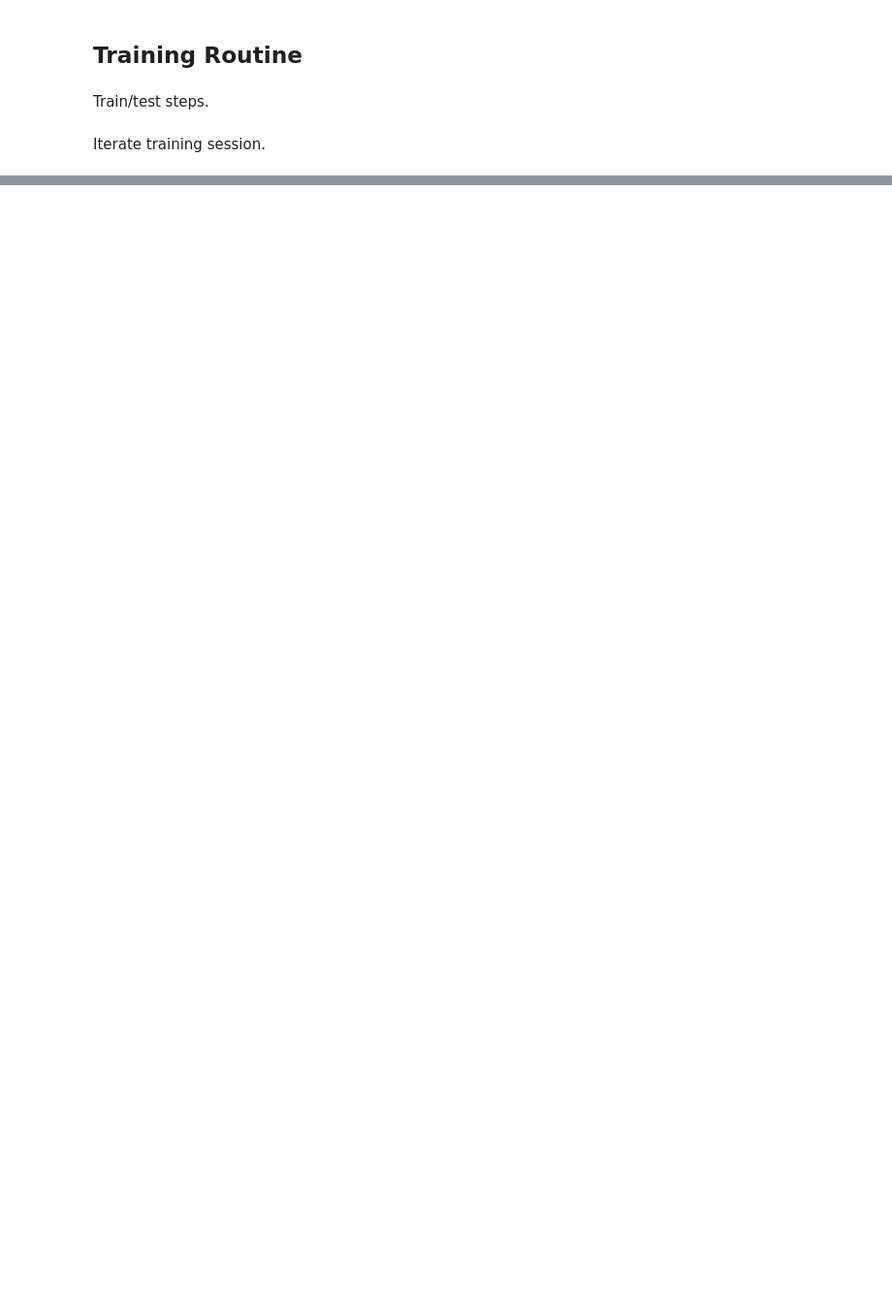
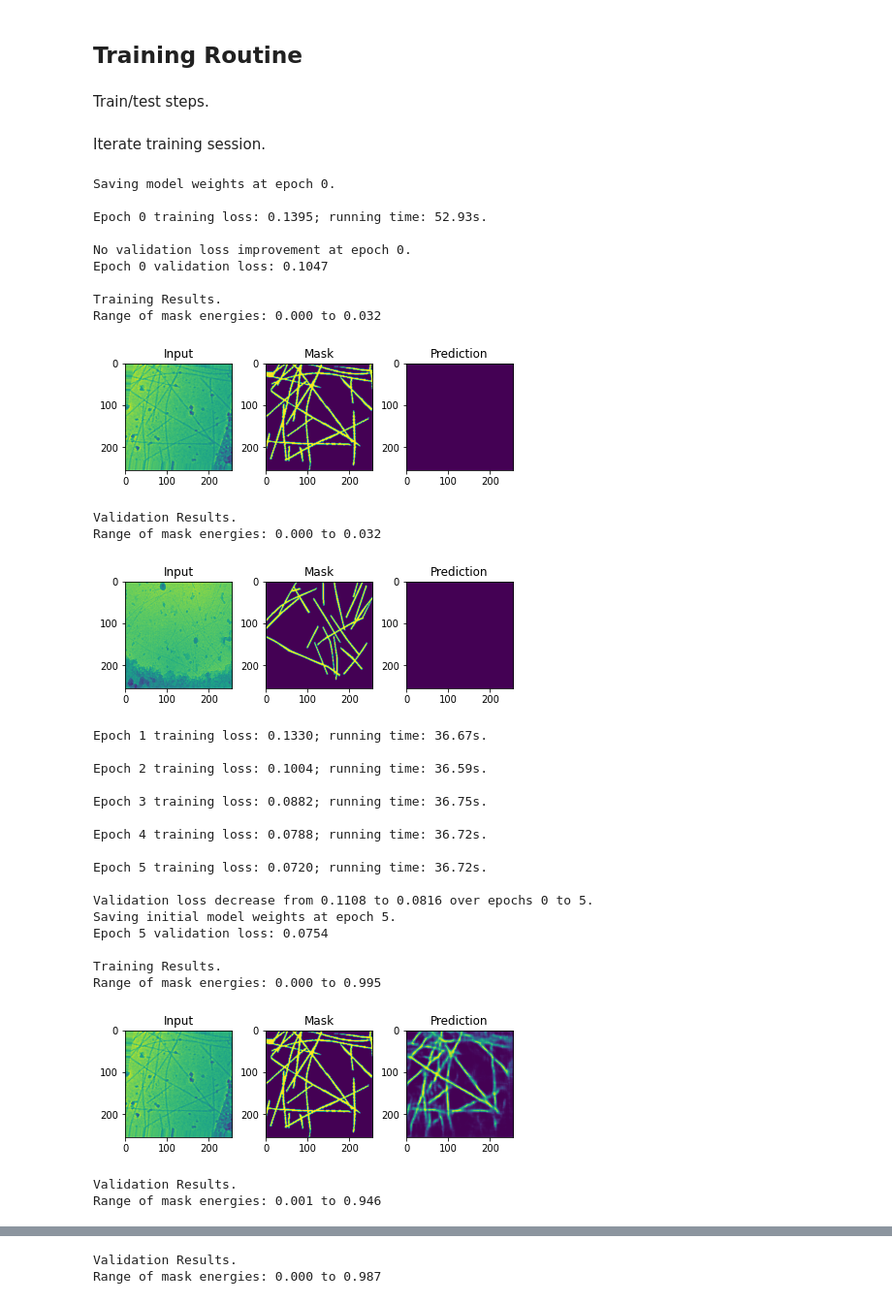
Before and after one commit to andrw3000/filament-segmentation, a Jupyter notebook: demos/train-model.ipynb, the cells around one changed output, grey strips where cells are left out. Shown: that part at 97% size. Cells and saved outputs as stored; diff of their text form; code cells hidden in the pictures; blank space fills up the shorter version.

Commit message:
Handover to Matt (updated loss plots)

```diff
--- a/demos/train-model.ipynb
+++ b/demos/train-model.ipynb
@@ -70,7 +72,7 @@ os.makedirs(fig_dir, exist_ok=True)
 Choose network parameters.
 # %%
 lr = 0.0001
-epoch_freq = 10
+epoch_freq = 5
 num_epochs = 301
 # %% [markdown]
 Assert GPU/TPU and RAM capability.
@@ -274,10 +301,9 @@ for epoch in range(num_epochs):
     # Display metrics at the end of each epoch
     train_acc.append(train_metric.result())
     train_metric.reset_states()
-    print("Epoch {:d} training loss: {:.4f}"
-          .format(epoch, float(train_acc[-1]))
+    print("\nEpoch {:d} training loss: {:.4f}; running time: {:.2f}s."
+          .format(epoch, float(train_acc[-1]), time.time() - start_time)
     )
-
 
     # Validate and checkpoint every `epoch_freq` epochs
     if epoch % epoch_freq == 0:
@@ -312,9 +338,6 @@ for epoch in range(num_epochs):
         print("Epoch {:d} validation loss: {:.4f}"
               .format(epoch, float(val_acc[-1]))
               )
-        print("Epoch {:d} running time: {:.2f}s"
-              .format(epoch, time.time() - start_time)
-        )
 
         # Training predicition for printing
         x_train, y_train = last_train_data
@@ -326,30 +349,63 @@ for epoch in range(num_epochs):
             .format(min=np.min(ypred_train[0, :, :, 0]),
                     max=np.max(ypred_train[0, :, :, 0]),
                     )
             )
         fig, ax = plt.subplots(1, 3, constrained_layout=True)
         ax[0].imshow(x_train[3, :, :, 0])
         ax[0].set_title('Input')
         ax[1].imshow(y_train[3, :, :, 0])
         ax[1].set_title('Mask')
         ax[2].imshow(ypred_train[3, :, :, 0])
         ax[2].set_title('Prediction')
         plt.show()
         fig.savefig(os.path.join(fig_dir, 'train_epoch{:04d}'.format(epoch)))
 
         print('\nValidation Results.')
         print('Range of mask energies: {min:.3f} to {max:.3f}'
             .format(min=np.min(ypred_val[0, :, :, 0]),
                     max=np.max(ypred_val[0, :, :, 0]),
                     )
             )
         fig, ax = plt.subplots(1, 3, constrained_layout=True)
         ax[0].imshow(x_val[3, :, :, 0])
         ax[0].set_title('Input')
         ax[1].imshow(y_val[3, :, :, 0])
         ax[1].set_title('Mask')
         ax[2].imshow(ypred_val[3, :, :, 0])
         ax[2].set_title('Prediction')
         plt.show()
         fig.savefig(os.path.join(fig_dir, 'valid_epoch{:04d}'.format(epoch)))
         print('\n')
+# %% [output]
+Saving model weights at epoch 0.
+
+Epoch 0 training loss: 0.1395; running time: 52.93s.
+
+No validation loss improvement at epoch 0.
+Epoch 0 validation loss: 0.1047
+
+Training Results.
+Range of mask energies: 0.000 to 0.032
+[figure, added]
+Validation Results.
+Range of mask energies: 0.000 to 0.032
+[figure, added]
+Epoch 1 training loss: 0.1330; running time: 36.67s.
+
+Epoch 2 training loss: 0.1004; running time: 36.59s.
+
+Epoch 3 training loss: 0.0882; running time: 36.75s.
+
+Epoch 4 training loss: 0.0788; running time: 36.72s.
+
+Epoch 5 training loss: 0.0720; running time: 36.72s.
+
+Validation loss decrease from 0.1108 to 0.0816 over epochs 0 to 5.
+Saving initial model weights at epoch 5.
+Epoch 5 validation loss: 0.0754
+
+Training Results.
+Range of mask energies: 0.000 to 0.995
+[figure, added]
+Validation Results.
+Range of mask energies: 0.001 to 0.946
@@ -355,0 +430,2 @@ for epoch in range(num_epochs):
+Validation Results.
+Range of mask energies: 0.000 to 0.987
```
Also changed, not shown: parts of 7 cells of this notebook.
